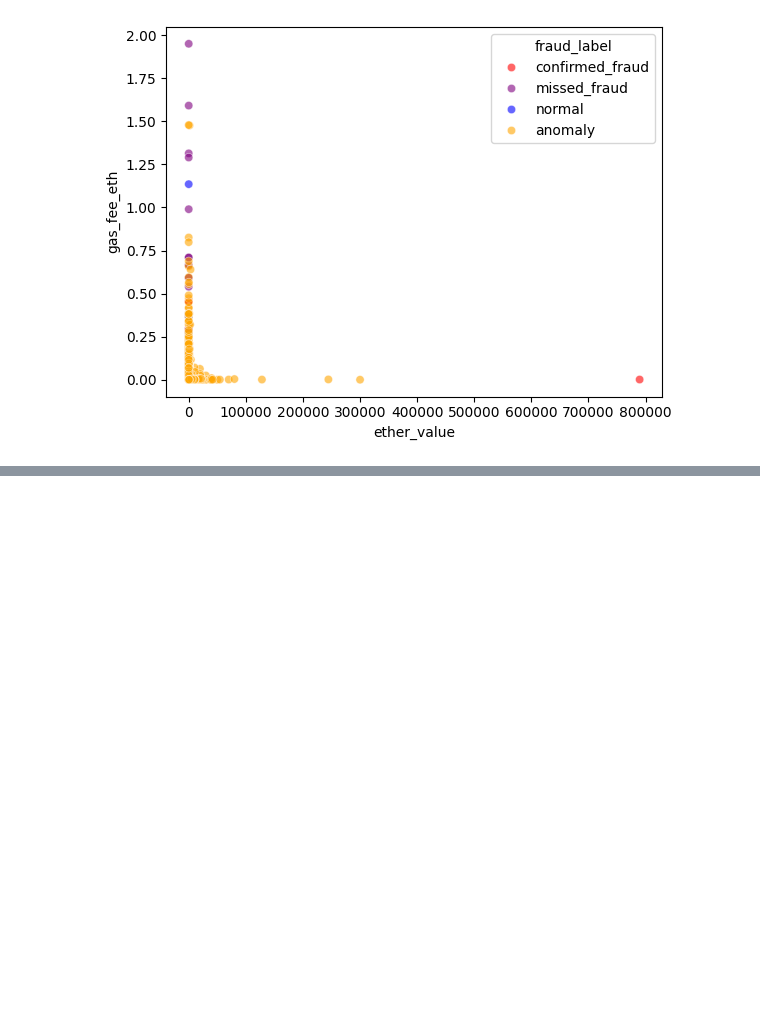
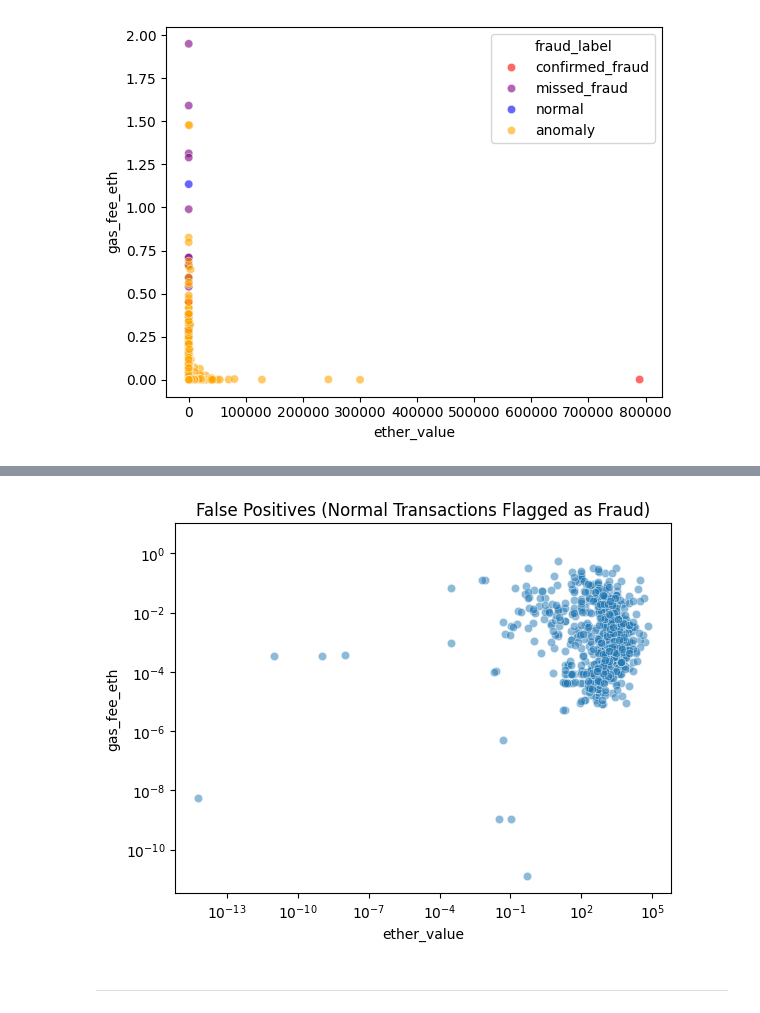
Before and after one commit to ghattas360/AI_SQL_Agent, a Jupyter notebook: Data_Analysis_Project_.ipynb, the cells around one changed output, grey strips where cells are left out. Cells and saved outputs as stored; diff of their text form; code cells hidden in the pictures; blank space fills up the shorter version.

```diff
--- a/Data_Analysis_Project_.ipynb
+++ b/Data_Analysis_Project_.ipynb
@@ -1964,0 +2161,14 @@ plt.show()
+# %%
+false_positives = df[(df['true_label'] == 0) & (df['rf_pred'] == 1)]
+
+sns.scatterplot(data=false_positives.sample(1000), x='ether_value', y='gas_fee_eth', alpha=0.5)
+plt.xscale('log')
+plt.yscale('log')
+plt.title('False Positives (Normal Transactions Flagged as Fraud)')
+plt.show()
+# %% [output]
+[figure, added]
+# %% [markdown]
+
+
+---
```
Also changed, not shown: parts of 31 cells of this notebook.
